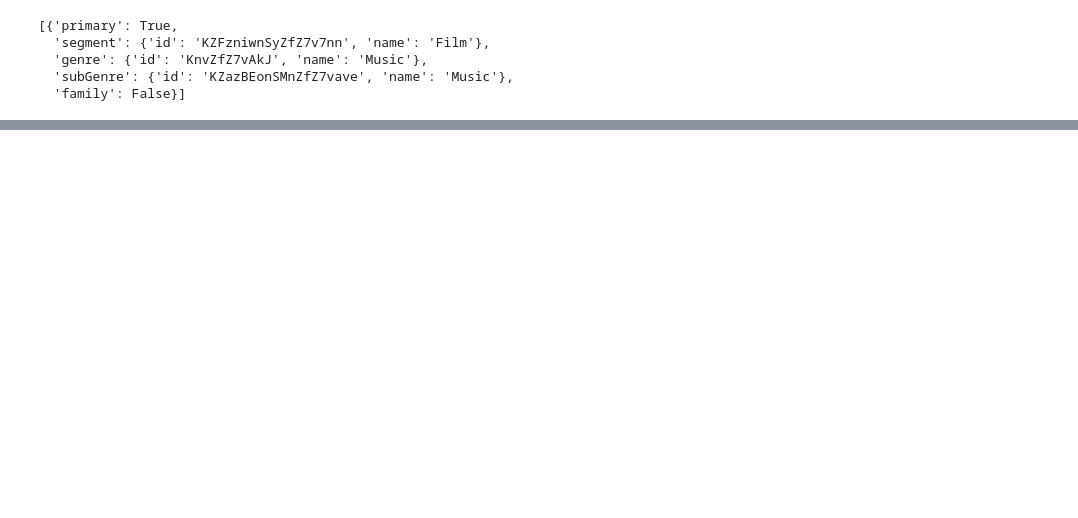
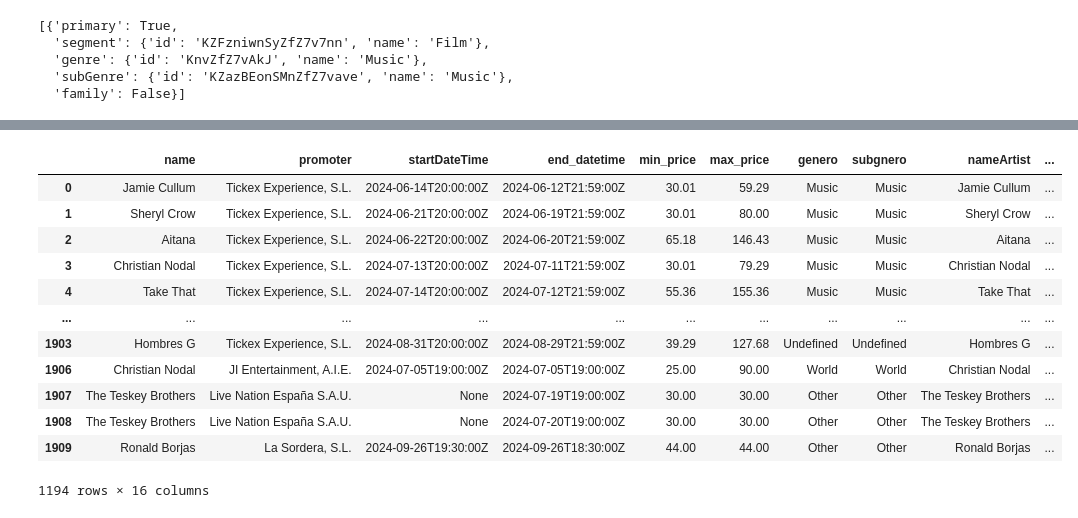
Before and after one commit to yushyng/proyecto_aa, a Jupyter notebook: codigo_entrega_1.ipynb, the cells around one changed output, grey strips where cells are left out. Drawn from its saved outputs; the diff is of its cells as text; code cells hidden in the pictures; blank space fills up the shorter version.

```diff
--- a/codigo_entrega_1.ipynb
+++ b/codigo_entrega_1.ipynb
@@ -480,0 +594,11 @@ taylor.iloc[0]['classifications']
+# %%
+def load_json(json_str):
+    try:
+        json_object = json.loads(json_str)
+        return json_object
+    except json.JSONDecodeError as e:
+        return None
+
+df_1['columna_json'] = df_1['_embedded'].apply(load_json)
+
+print('Valores None en la columna',df_1['columna_json'].isna().sum())
@@ -480,0 +609,3 @@ taylor.iloc[0]['classifications']
+# %%
+df_2 = df_1.dropna(subset=['columna_json'])
+len(df_2)
@@ -480,0 +658,10 @@ taylor.iloc[0]['classifications']
+# %%
+df_2.loc[:, 'nameArtist'] = df_2.apply(name, axis=1).copy()
+df_2.loc[:, 'genre'] = df_2.apply(genre_event, axis=1).copy()
+df_2.loc[:, 'subgenre'] = df_2.apply(subgenre_event, axis=1).copy()
+df_2.loc[:, 'type'] = df_2.apply(type_event, axis=1).copy()
+df_2.loc[:, 'subtype'] = df_2.apply(subtype_event, axis=1).copy()
+df_2['VenueName'] = df_2.apply(venue_name, axis=1)
+df_2['VenueCity'] = df_2.apply(venue_city, axis=1)
+df_2['VenueState'] = df_2.apply(venue_state, axis=1)
+df_2['VenueCountry'] = df_2.apply(venue_country, axis=1)
@@ -480,0 +686,18 @@ taylor.iloc[0]['classifications']
+# %%
+df_2 = df_2.drop(columns=['_embedded','columna_json','VenueCountry',])
+# %%
+df_2
+# %% [output]
+|  | name | promoter | startDateTime | end_datetime | min_price | max_price | genero | subgnero | nameArtist | ... |
+| 0 | Jamie Cullum | Tickex Experience, S.L. | 2024-06-14T20:00:00Z | 2024-06-12T21:59:00Z | 30.01 | 59.29 | Music | Music | Jamie Cullum | ... |
+| 1 | Sheryl Crow | Tickex Experience, S.L. | 2024-06-21T20:00:00Z | 2024-06-19T21:59:00Z | 30.01 | 80.00 | Music | Music | Sheryl Crow | ... |
+| 2 | Aitana | Tickex Experience, S.L. | 2024-06-22T20:00:00Z | 2024-06-20T21:59:00Z | 65.18 | 146.43 | Music | Music | Aitana | ... |
+| 3 | Christian Nodal | Tickex Experience, S.L. | 2024-07-13T20:00:00Z | 2024-07-11T21:59:00Z | 30.01 | 79.29 | Music | Music | Christian Nodal | ... |
+| 4 | Take That | Tickex Experience, S.L. | 2024-07-14T20:00:00Z | 2024-07-12T21:59:00Z | 55.36 | 155.36 | Music | Music | Take That | ... |
+| ... | ... | ... | ... | ... | ... | ... | ... | ... | ... | ... |
+| 1903 | Hombres G | Tickex Experience, S.L. | 2024-08-31T20:00:00Z | 2024-08-29T21:59:00Z | 39.29 | 127.68 | Undefined | Undefined | Hombres G | ... |
+| 1906 | Christian Nodal | JI Entertainment, A.I.E. | 2024-07-05T19:00:00Z | 2024-07-05T19:00:00Z | 25.00 | 90.00 | World | World | Christian Nodal | ... |
+| 1907 | The Teskey Brothers | Live Nation España S.A.U. | None | 2024-07-19T19:00:00Z | 30.00 | 30.00 | Other | Other | The Teskey Brothers | ... |
+| 1908 | The Teskey Brothers | Live Nation España S.A.U. | None | 2024-07-20T19:00:00Z | 30.00 | 30.00 | Other | Other | The Teskey Brothers | ... |
+| 1909 | Ronald Borjas | La Sordera, S.L. | 2024-09-26T19:30:00Z | 2024-09-26T18:30:00Z | 44.00 | 44.00 | Other | Other | Ronald Borjas | ... |
+1194 rows × 16 columns
```
Also changed, not shown: parts of 61 cells of this notebook.
